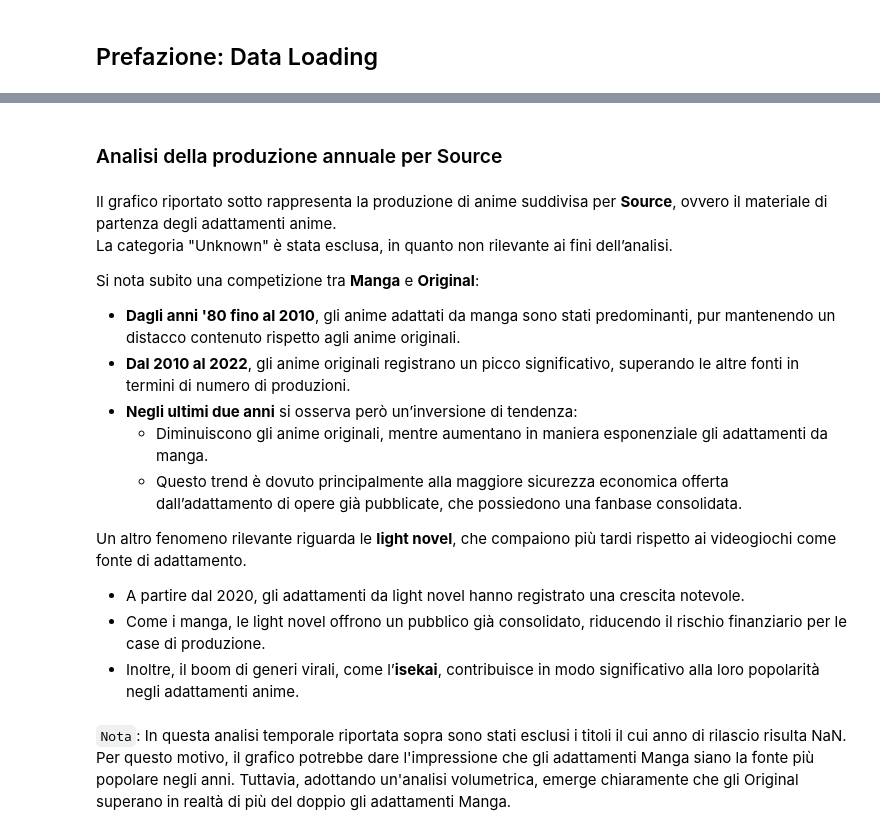
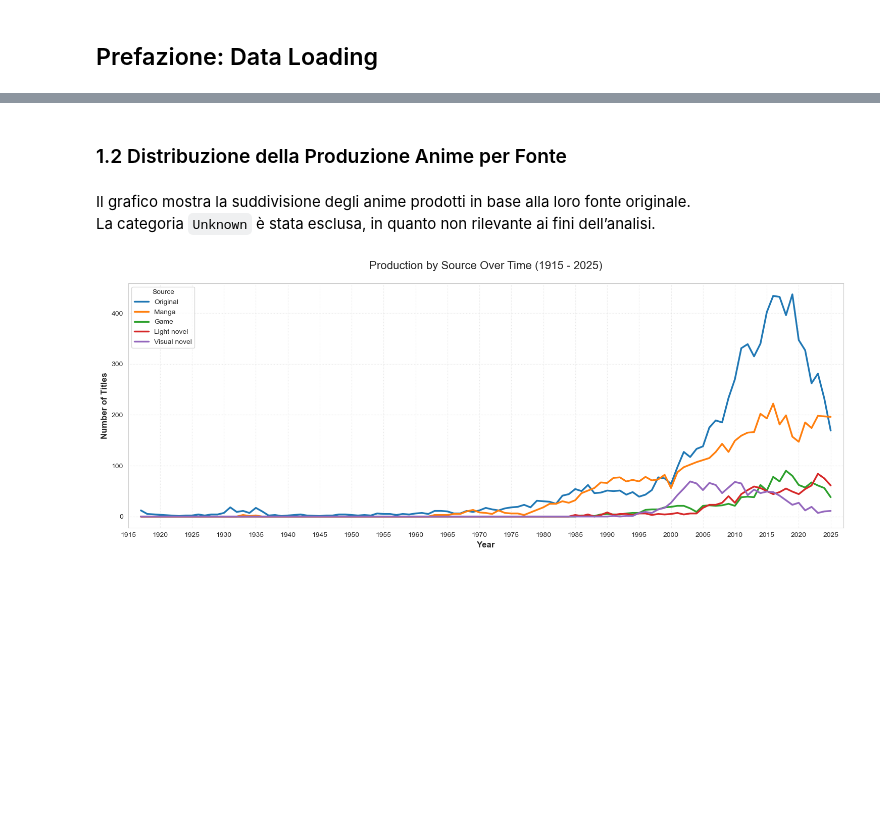
Before and after one commit to sarazunino/HCI, a Jupyter notebook: solution/02_notebook.ipynb, the cells around one changed output, grey strips where cells are left out. Cells and saved outputs as stored; diff of their text form; code cells hidden in the pictures; blank space fills up the shorter version.

```diff
--- a/solution/02_notebook.ipynb
+++ b/solution/02_notebook.ipynb
@@ -93,17 +129,5 @@ plot_production_volume(details_df)
 # %% [markdown]
-### Analisi della produzione annuale per Source
+### 1.2 Distribuzione della Produzione Anime per Fonte
 # %% [markdown]
-Il grafico riportato sotto rappresenta la produzione di anime suddivisa per **Source**, ovvero il materiale di partenza degli adattamenti anime.
-La categoria "Unknown" è stata esclusa, in quanto non rilevante ai fini dell’analisi.
-
-Si nota subito una competizione tra **Manga** e **Original**:
-- **Dagli anni '80 fino al 2010**, gli anime adattati da manga sono stati predominanti, pur mantenendo un distacco contenuto rispetto agli anime originali.
-- **Dal 2010 al 2022**, gli anime originali registrano un picco significativo, superando le altre fonti in termini di numero di produzioni.
-- **Negli ultimi due anni** si osserva però un’inversione di tendenza:
-  - Diminuiscono gli anime originali, mentre aumentano in maniera esponenziale gli adattamenti da manga.
-  - Questo trend è dovuto principalmente alla maggiore sicurezza economica offerta dall’adattamento di opere già pubblicate, che possiedono una fanbase consolidata.
-
-Un altro fenomeno rilevante riguarda le **light novel**, che compaiono più tardi rispetto ai videogiochi come fonte di adattamento.
-- A partire dal 2020, gli adattamenti da light novel hanno registrato una crescita notevole.
-- Come i manga, le light novel offrono un pubblico già consolidato, riducendo il rischio finanziario per le case di produzione.
-- Inoltre, il boom di generi virali, come l’**isekai**, contribuisce in modo significativo alla loro popolarità negli adattamenti anime.
+Il grafico mostra la suddivisione degli anime prodotti in base alla loro fonte originale.
+La categoria `Unknown` è stata esclusa, in quanto non rilevante ai fini dell’analisi.
@@ -112,2 +133,0 @@ plot_production_evolution_by_source(details_df)
-# %% [markdown]
-`Nota`: In questa analisi temporale riportata sopra sono stati esclusi i titoli il cui anno di rilascio risulta NaN. Per questo motivo, il grafico potrebbe dare l'impressione che gli adattamenti Manga siano la fonte più popolare negli anni. Tuttavia, adottando un'analisi volumetrica, emerge chiaramente che gli Original superano in realtà di più del doppio gli adattamenti Manga.
@@ -115,0 +134,4 @@ plot_source_popularity(details_df)
+# %%
+plot_production_by_source(details_df)
+# %% [output]
+[figure, added]
```
Also changed, not shown: parts of 28 cells of this notebook, 1 other file.
